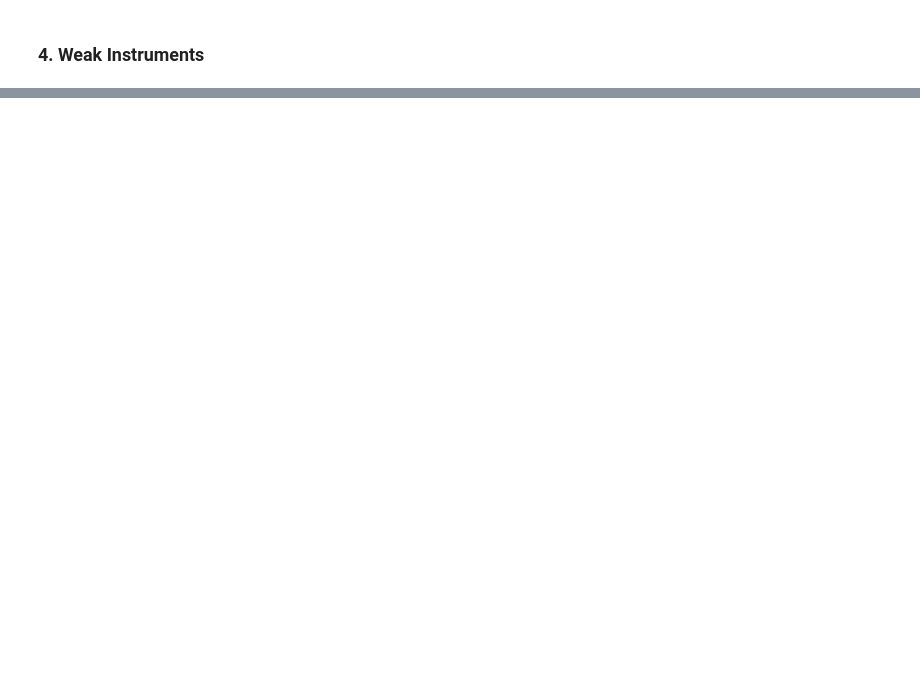
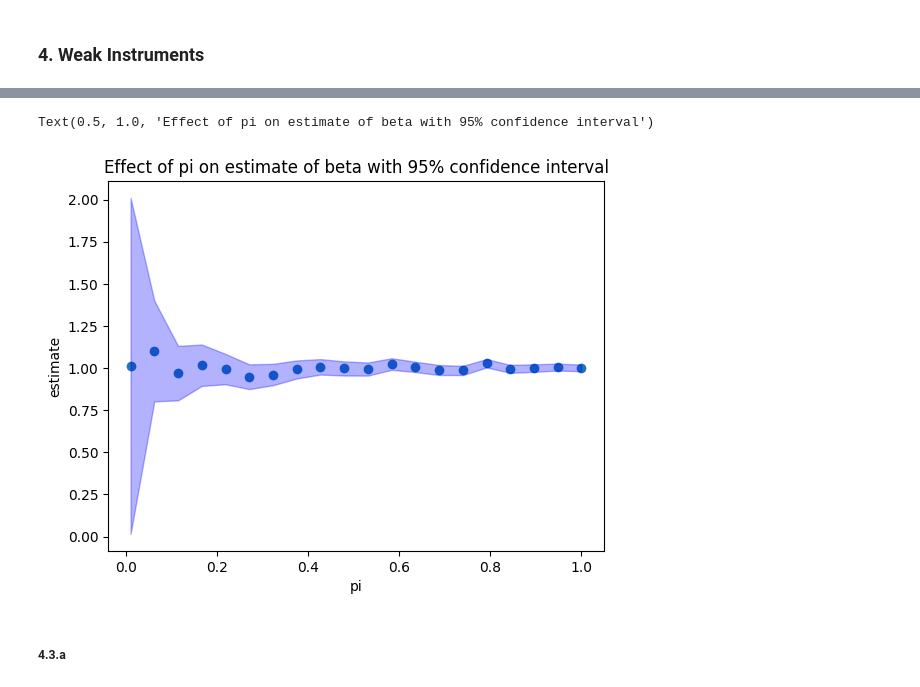
Before and after one commit to thorlarson/ARE212_ProblemSets, a Jupyter notebook: PS2/code/PS2_notebook.ipynb, the cells around one changed output, grey strips where cells are left out. Saved outputs shown, nothing was run; the diff lists cells and outputs as text; code cells hidden in the pictures; blank space fills up the shorter version.

```diff
--- a/PS2/code/PS2_notebook.ipynb
+++ b/PS2/code/PS2_notebook.ipynb
@@ -26,0 +34,24 @@ plt.show()
+# %%
+## Now get an estimate of beta(pi) for 20 different pi ranging from 0 to 1
+pi = np.linspace(0.01,1,20)
+b = np.empty(0)
+V = np.empty(0)
+for coef in pi:
+    x, y, Z = utils.dgp(n, β, coef)
+    tmpb, tmpV = utils.two_sls(x, y, Z)
+    b = np.append(b, np.squeeze(tmpb))
+    V = np.append(V, np.squeeze(tmpV))
+se = np.sqrt(V)
+# %%
+conf = se*2
+fig, ax = plt.subplots()
+ax.scatter(pi, b)
+ax.fill_between(pi, (b + conf), (b- conf), color='blue', alpha=0.3)
+ax.set_xlabel('pi')
+ax.set_ylabel('estimate')
+ax.set_title("Effect of pi on estimate of beta with 95% confidence interval")
+# %% [output]
+Text(0.5, 1.0, 'Effect of pi on estimate of beta with 95% confidence interval')
+[figure, added]
+# %% [markdown]
+##### 4.3.a
```
Also changed, not shown: parts of 9 cells of this notebook, 1 other file.
